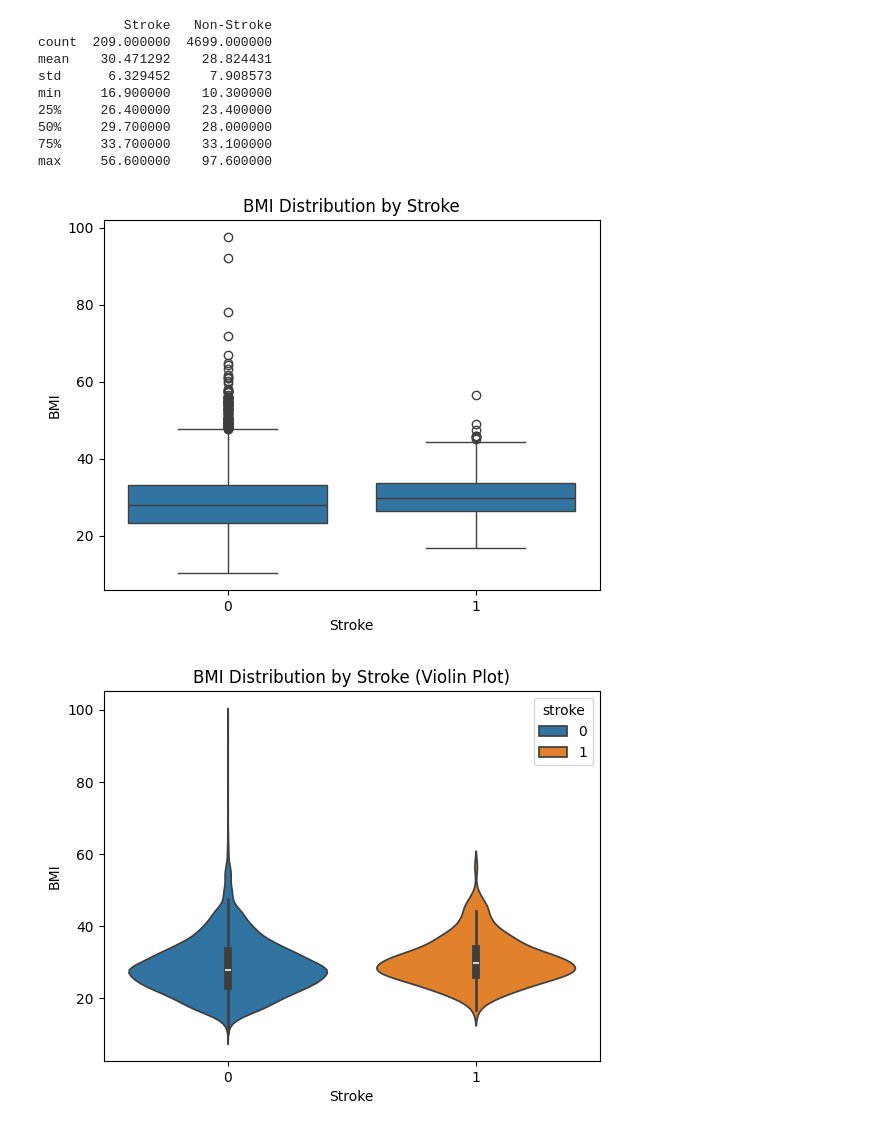
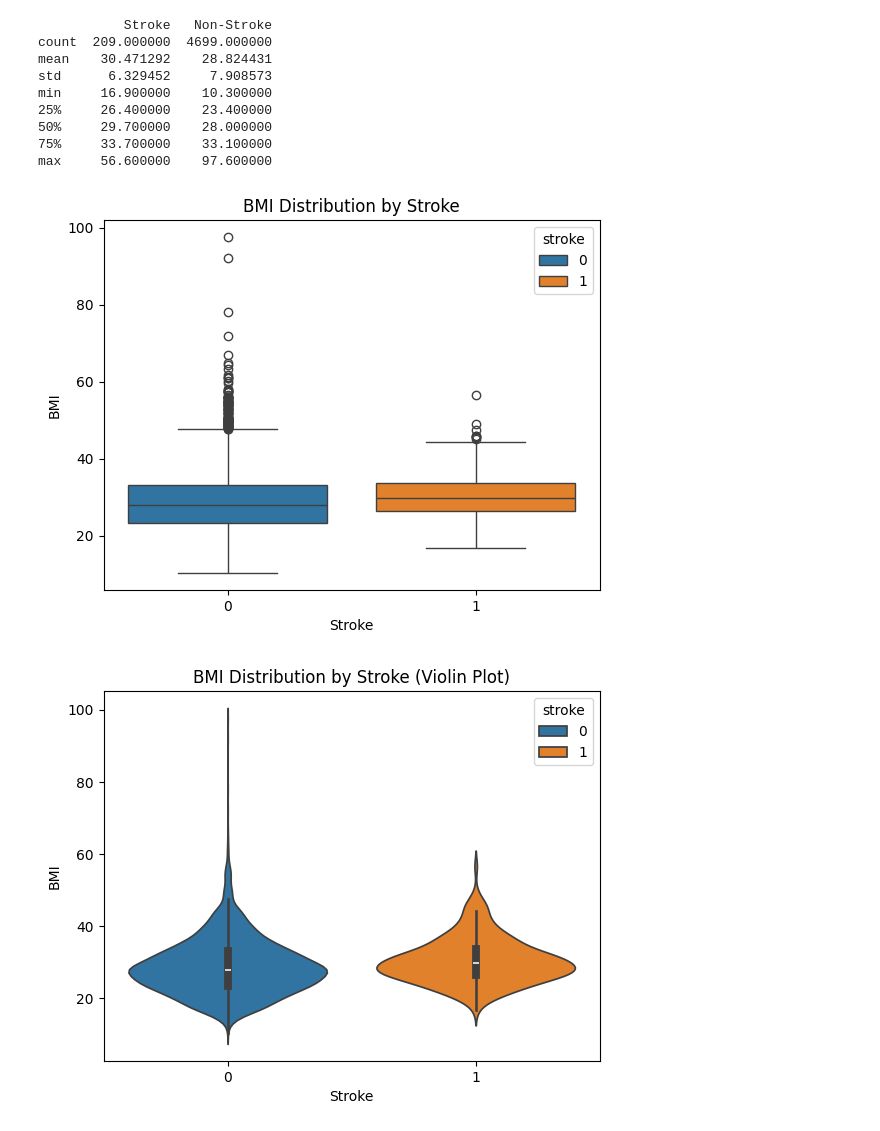
Before and after one commit to KejiaRuan/ECE-225A-Project-Brain-Stroke-Analysis-and-Prediction, a Jupyter notebook: data_analysis.ipynb, the cells around one changed output. Cells and saved outputs as stored; diff of their text form; code cells hidden in the pictures.

```diff
--- a/data_analysis.ipynb
+++ b/data_analysis.ipynb
@@ -454,13 +454,13 @@ min     16.900000    10.300000
 75%     33.700000    33.100000
 max     56.600000    97.600000
 # %%
-sns.boxplot(x='stroke', y='bmi', data=df)
+sns.boxplot(x='stroke', y='bmi', data=df, hue="stroke")
 plt.title('BMI Distribution by Stroke')
 plt.xlabel('Stroke')
 plt.ylabel('BMI')
 plt.show()
 # %% [output]
-[figure, old version]
+[figure, new version]
 # %%
 sns.violinplot(x='stroke', y='bmi', data=df, hue="stroke")
 plt.title('BMI Distribution by Stroke (Violin Plot)')
```
Also changed, not shown: parts of 45 cells of this notebook.
